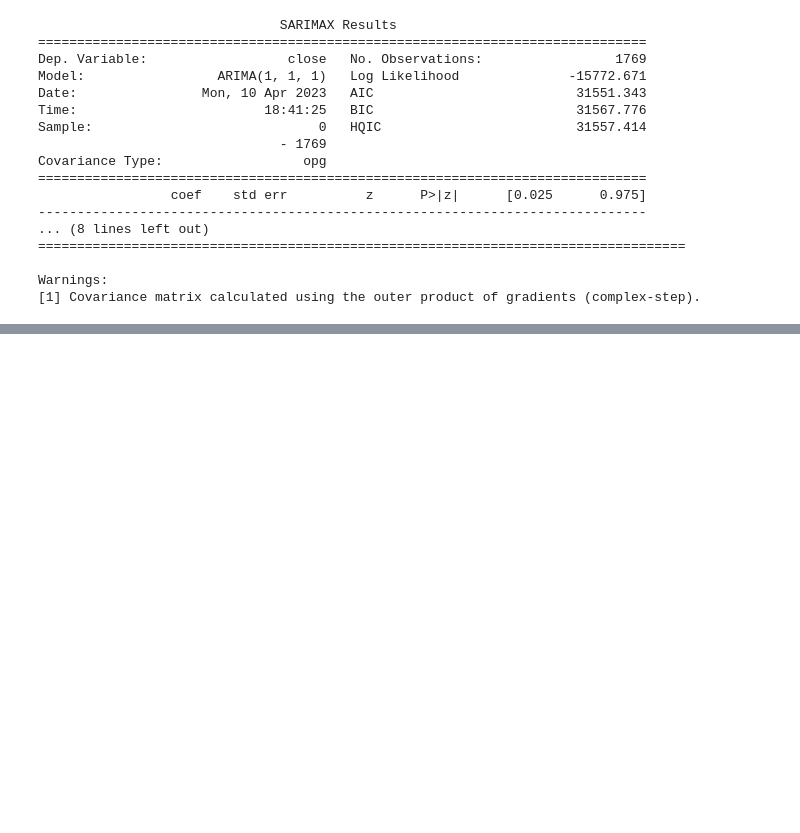
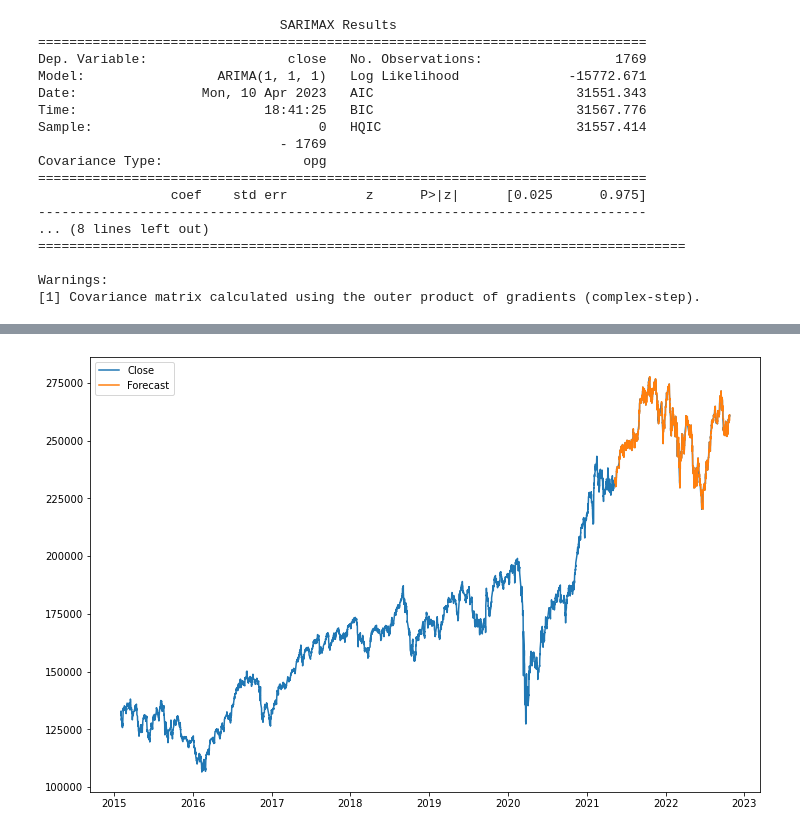
Before and after one commit to rjw8ng/DS5110_FinalProject, a Jupyter notebook: ARIMA/arima_AK.ipynb, the cells around one changed output, grey strips where cells are left out. Saved outputs shown, nothing was run; the diff lists cells and outputs as text; code cells hidden in the pictures; blank space fills up the shorter version.

Commit message:
arima

```diff
--- a/ARIMA/arima_AK.ipynb
+++ b/ARIMA/arima_AK.ipynb
@@ -99,0 +111,4 @@ plt.savefig('agg_daily_forecast.png')
+# %%
+model_hourly = ARIMA(agg_data_hourly.close, order=(1,1,1))
+model_hourly_fit = model_hourly.fit()
+print(model_hourly_fit.summary())
@@ -99,0 +148,11 @@ plt.savefig('agg_daily_forecast.png')
+# %%
+agg_data_hourly["close_forecast"] = model_hourly_fit.predict('2021-05-10 10:00:00', '2022-10-24 19:00:00')
+
+plt.figure(figsize=(12,8))
+plt.plot(agg_data_hourly.index, agg_data_hourly.close, label = "Close")
+plt.plot(agg_data_hourly.index, agg_data_hourly.close_forecast, label = "Forecast")
+plt.legend()
+plt.savefig('agg_hourly_forecast.png')
+plt.show()
+# %% [output]
+[figure, added]
```
Also changed, not shown: parts of 6 cells of this notebook, 3 other files.
